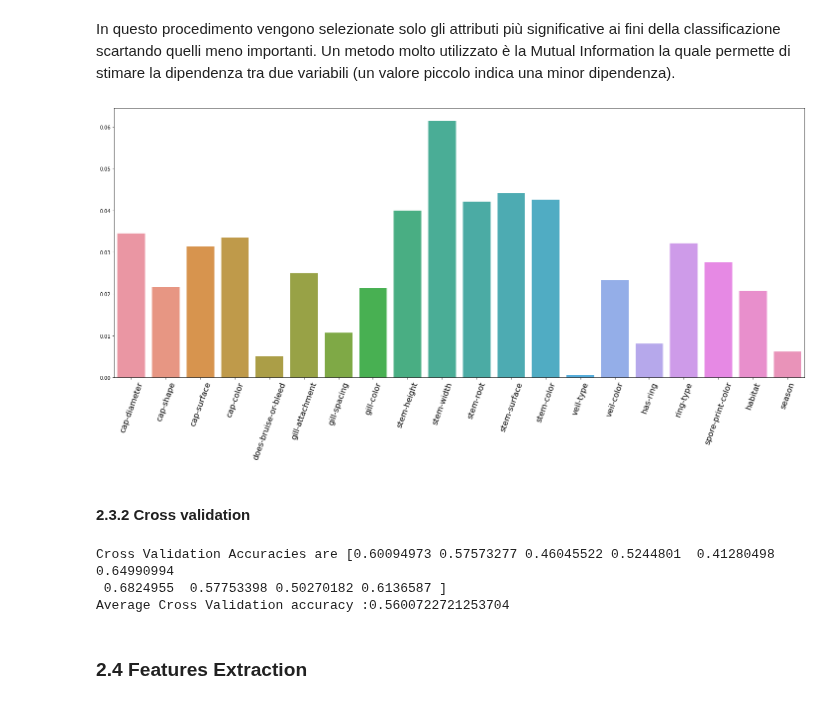
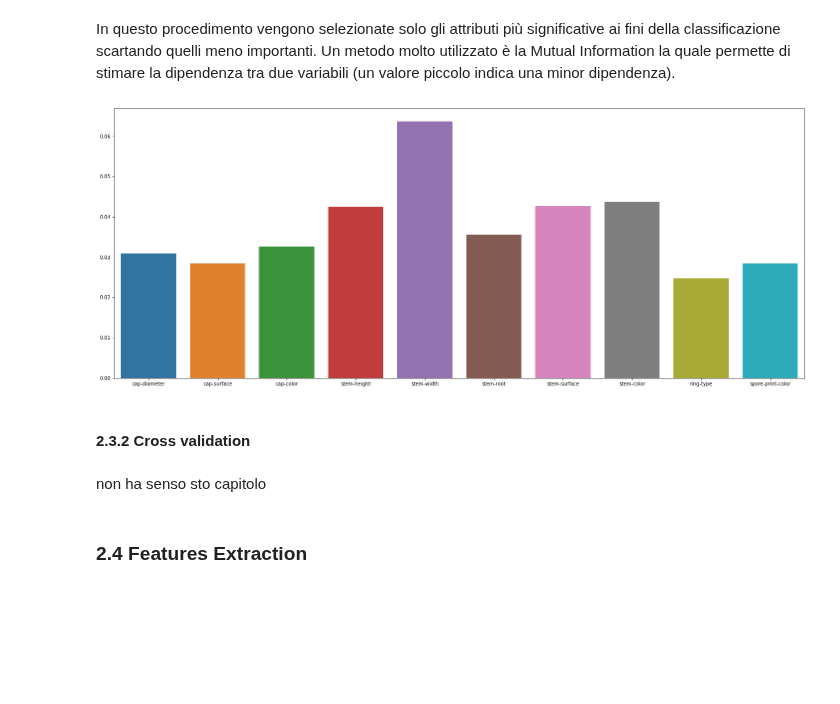
Before and after one commit to msalvati1997/mushrooms_classificator, a Jupyter notebook: mushroom.ipynb, the cells around one changed output. Drawn from its saved outputs; the diff is of its cells as text; code cells hidden in the pictures; blank space fills up the shorter version.

```diff
--- a/mushroom.ipynb
+++ b/mushroom.ipynb
@@ -620,5 +617,8 @@ p.set_xticklabels(df.columns,rotation=90)
 # %% [markdown]
 Effettivamente, la scala si è ridotta.
+# %%
+x_train=x_train_scaled
+x_test=x_test_scaled
 # %% [markdown]
 ### 2.3 Features Selection
 # %% [markdown]
@@ -638,36 +638,25 @@ In questo procedimento vengono selezionate solo gli attributi più significative
 from sklearn.model_selection import train_test_split
 from sklearn.preprocessing import MinMaxScaler, RobustScaler, StandardScaler
 from sklearn.feature_selection import SelectKBest, f_classif, VarianceThreshold, mutual_info_classif, mutual_info_classif
-
-#Dividiamo gli attributi dalla classe target
-X = df.drop(['class'], axis=1)
-Y=df['class']
-y = np.array(Y,dtype = 'float32')
-x = np.array(X,dtype = 'float32')
-# Feature Scaling
-sc = StandardScaler()
-x_train = sc.fit_transform(x_train)
-x_test = sc.transform(x_test)
 # %%
-names = X.columns
-x_train = pd.DataFrame(x_train, columns = names)
-x_test = pd.DataFrame(x_test, columns = names)
-
 model = SelectKBest(mutual_info_classif)
 model.fit(x_train, y_train)
-x_train_selected_mi = model.transform(x_train)
-x_test_scaled_mi = model.transform(x_test)
 
-mi = mutual_info_classif(x_train,y_train)
+x_train_selected_mi = model.transform(x_train) ##applicazione della FS ai dati scalati
+x_test_selected_mi  = model.transform(x_test)
+mi = mutual_info_classif(x_train_selected_mi,y_train)
+mi_df =pd.DataFrame(x_train_selected_mi, columns=x_train_scaled.columns[model.get_support()])
 f, ax = plt.subplots(figsize=(25, 10))
-sns.barplot(x=X.columns , y=mi)
-plt.xticks(rotation = 70 , fontsize=16)
+sns.barplot(x = mi_df.columns , y=mi)
 plt.show()
 # %% [output]
-[figure, old version]
+[figure, new version]
 # %% [markdown]
 #### 2.3.2 Cross validation
+# %% [markdown]
+non ha senso sto capitolo
 # %%
+'''
 #5-fold cross validation
 from sklearn.model_selection import cross_val_score,KFold
 from sklearn.linear_model import LogisticRegression
@@ -678,10 +667,7 @@ kf=KFold(n_splits=10)
 score=cross_val_score(logreg,X,Y,cv=kf)
 print("Cross Validation Accuracies are {}".format(score))
 print("Average Cross Validation accuracy :{}".format(score.mean()))
+'''
-# %% [output]
-Cross Validation Accuracies are [0.60094973 0.57573277 0.46045522 0.5244801  0.41280498 0.64990994
- 0.6824955  0.57753398 0.50270182 0.6136587 ]
-Average Cross Validation accuracy :0.5600722721253704
 # %% [markdown]
 ### 2.4 Features Extraction
 # %% [markdown]
```
Also changed, not shown: parts of 12 cells of this notebook.
